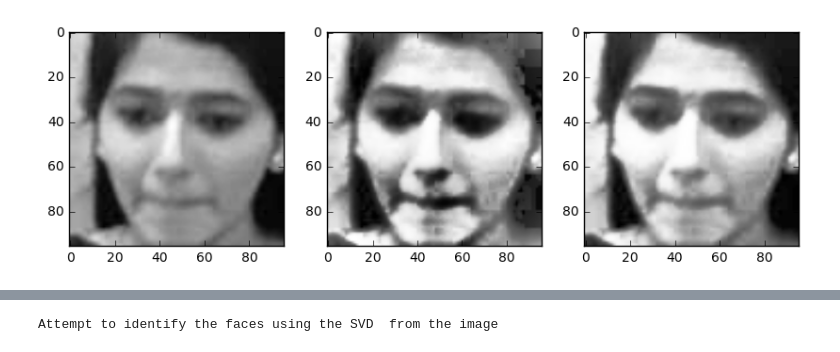
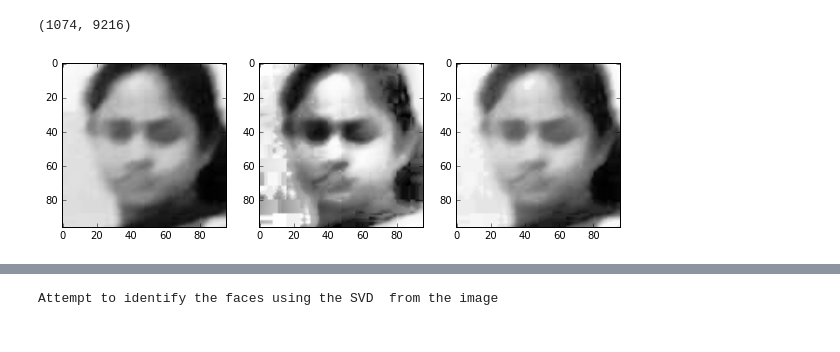
Before and after one commit to mdomarsaleem/face-recognition-raspberrypi, a Jupyter notebook: Clustering.ipynb, the cells around one changed output, grey strips where cells are left out. Cells and saved outputs as stored; diff of their text form; code cells hidden in the pictures.

```diff
--- a/Clustering.ipynb
+++ b/Clustering.ipynb
@@ -10,7 +11,6 @@ import matplotlib.pyplot as plt
 from matplotlib import cm
 # %%
 from cv2 import resize
-from skimage import exposure
 from skimage import exposure
 from skimage.morphology import disk
 from skimage.filters import rank
@@ -20,7 +20,7 @@ size = []
 images_geq = []
 images_eql = []
 images = []
-files = os.listdir('/home/mckc/clustering/')
+files = os.listdir('/home/mckc/label/')
 for i in files:
     image = resize(cv2.imread(i,0),(96,96))
     #image = cv2.imread(i,0)
@@ -37,22 +37,26 @@ size = np.array(size)
 image_data = np.array(images).reshape(-1,9216)
 images_geq = np.array(images_geq).reshape(-1,9216)
 images_eql = np.array(images_eql).reshape(-1,9216)
+
+print image_data.shape
+# %% [output]
+(1074, 9216)
 # %%
 %matplotlib inline
 
-index = 243
+index = 65
 fig = plt.figure(figsize=(10,10))
 fig.add_subplot(1,3,1)
 plt.imshow(image_data[index].reshape(96,96),cmap=cm.Greys_r)
 
 fig.add_subplot(1,3,2)
 plt.imshow(images_eql[index].reshape(96,96),cmap=cm.Greys_r)
 
 fig.add_subplot(1,3,3)
 plt.imshow(images_geq[index].reshape(96,96),cmap=cm.Greys_r)
 plt.show()
 # %% [output]
-[figure, old version]
+[figure, new version]
 # %%
 gray = image_data[index].reshape(96,96)
 cv2.Laplacian(gray, cv2.CV_64F).var()
```
Also changed, not shown: parts of 13 cells of this notebook, 16 other files.
